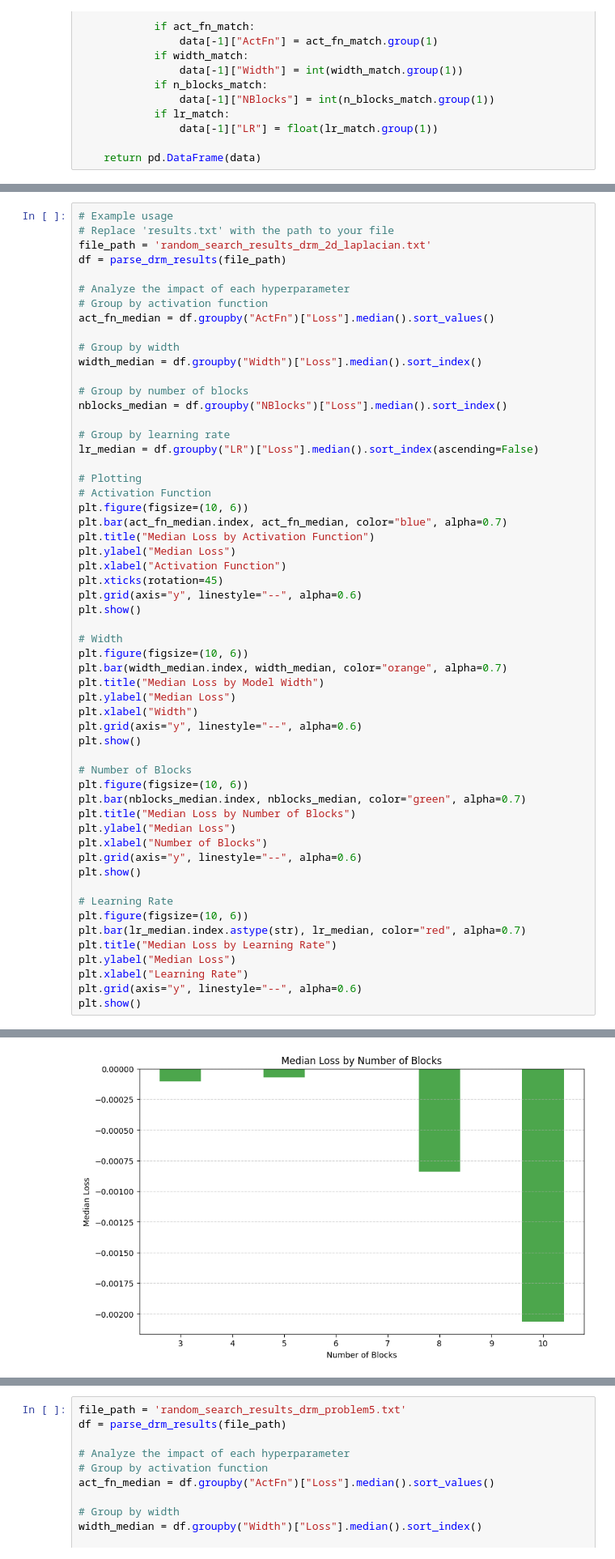
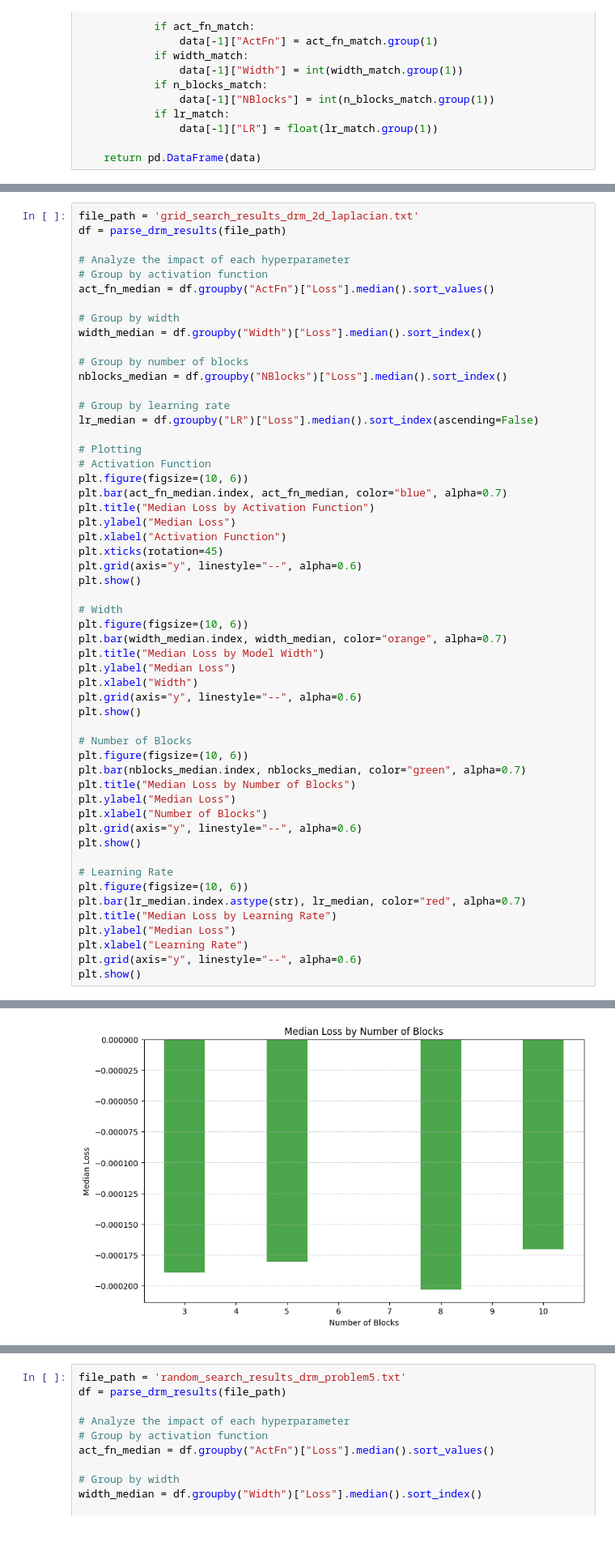
Before and after one commit to Project-08/Project-8, a Jupyter notebook: hyperparameter_analysis.ipynb, the cells around one changed output, grey strips where cells are left out. Shown at 81% size. Cells and saved outputs as stored; diff of their text form; blank space fills up the shorter version.

```diff
--- a/hyperparameter_analysis.ipynb
+++ b/hyperparameter_analysis.ipynb
@@ -68,9 +68,7 @@ def parse_pinn_results(file_path):
 
     return pd.DataFrame(data)
 # %%
-# Example usage
-# Replace 'results.txt' with the path to your file
-file_path = 'random_search_results_drm_2d_laplacian.txt'
+file_path = 'grid_search_results_drm_2d_laplacian.txt'
 df = parse_drm_results(file_path)
 
 # Analyze the impact of each hyperparameter
@@ -129 +127 @@ plt.show()
-[figure, old version]
+[figure, new version]
```
Also changed, not shown: parts of 10 cells of this notebook, 2 other files.
